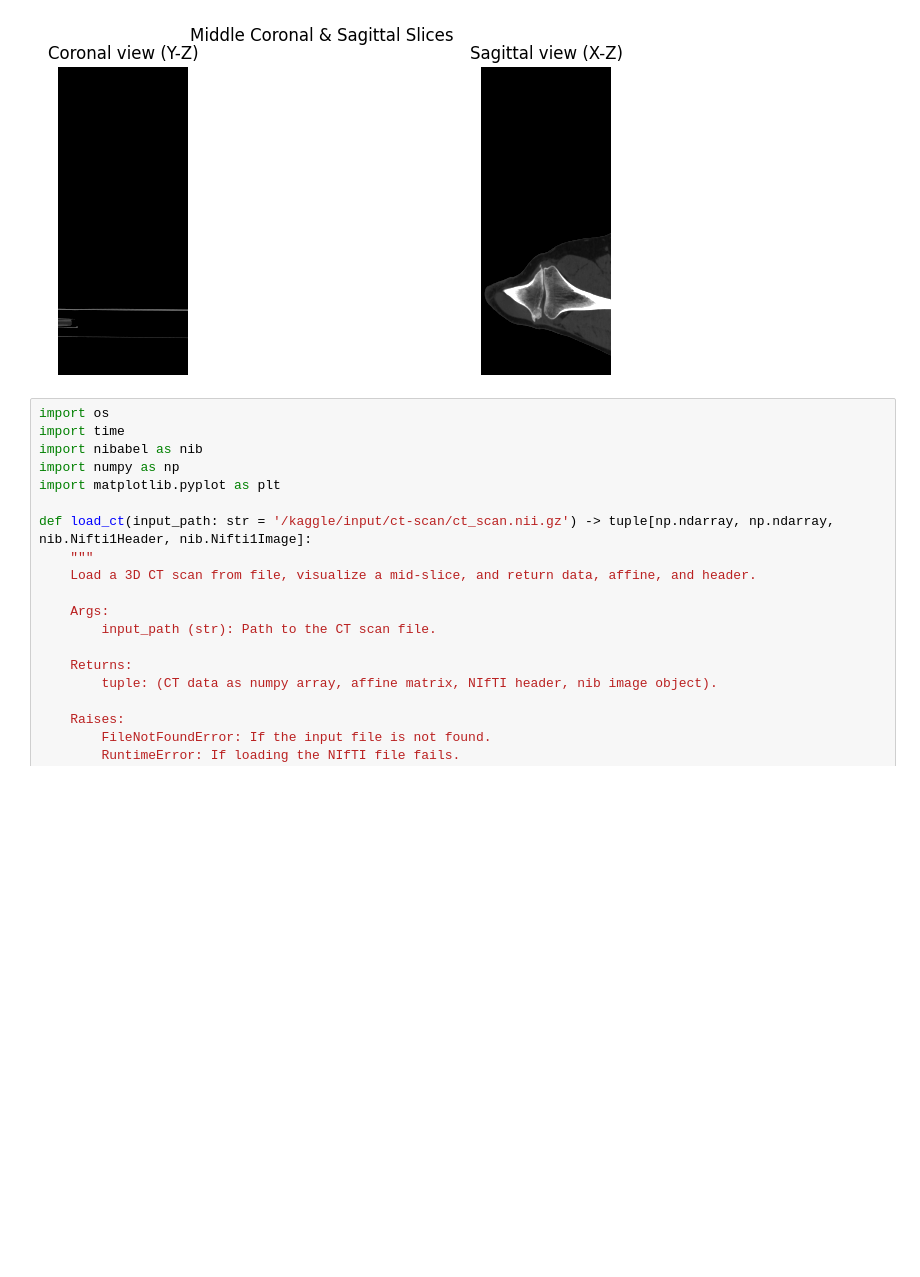
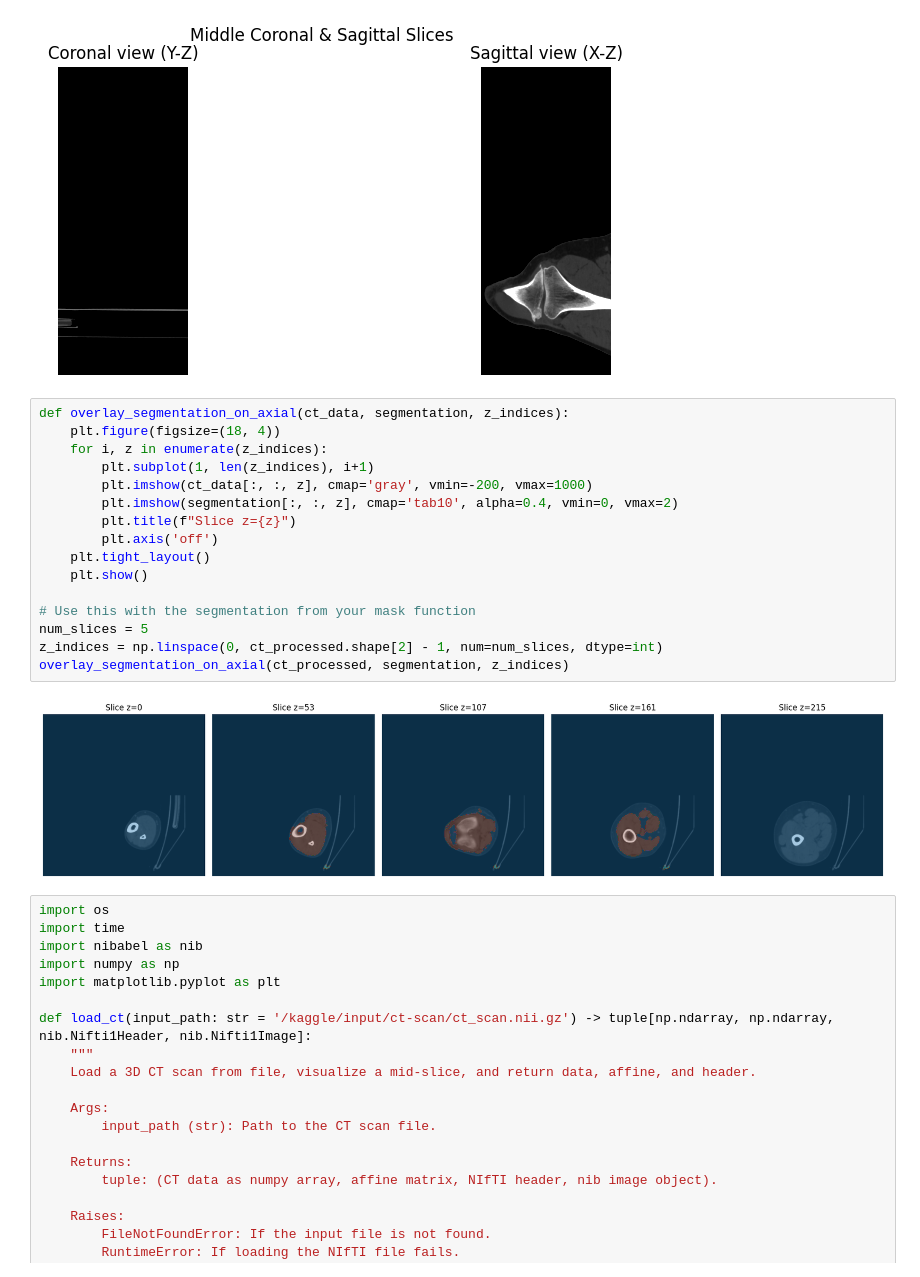
Before and after one commit to Aayush518/RA_selection_task_1, a Jupyter notebook: ra-selection-task-1.ipynb, the cells around one changed output. Saved outputs shown, nothing was run; the diff lists cells and outputs as text; blank space fills up the shorter version.

```diff
--- a/ra-selection-task-1.ipynb
+++ b/ra-selection-task-1.ipynb
@@ -162,6 +162,24 @@ analyze_ct_data(INPUT_PATH)
 [figure]
 [figure]
 [figure]
+# %%
+def overlay_segmentation_on_axial(ct_data, segmentation, z_indices):
+    plt.figure(figsize=(18, 4))
+    for i, z in enumerate(z_indices):
+        plt.subplot(1, len(z_indices), i+1)
+        plt.imshow(ct_data[:, :, z], cmap='gray', vmin=-200, vmax=1000)
+        plt.imshow(segmentation[:, :, z], cmap='tab10', alpha=0.4, vmin=0, vmax=2)
+        plt.title(f"Slice z={z}")
+        plt.axis('off')
+    plt.tight_layout()
+    plt.show()
+
+# Use this with the segmentation from your mask function
+num_slices = 5
+z_indices = np.linspace(0, ct_processed.shape[2] - 1, num=num_slices, dtype=int)
+overlay_segmentation_on_axial(ct_processed, segmentation, z_indices)
+# %% [output]
+[figure, added]
 # %%
 import os
 import time
```
Also changed, not shown: parts of 18 cells of this notebook.
